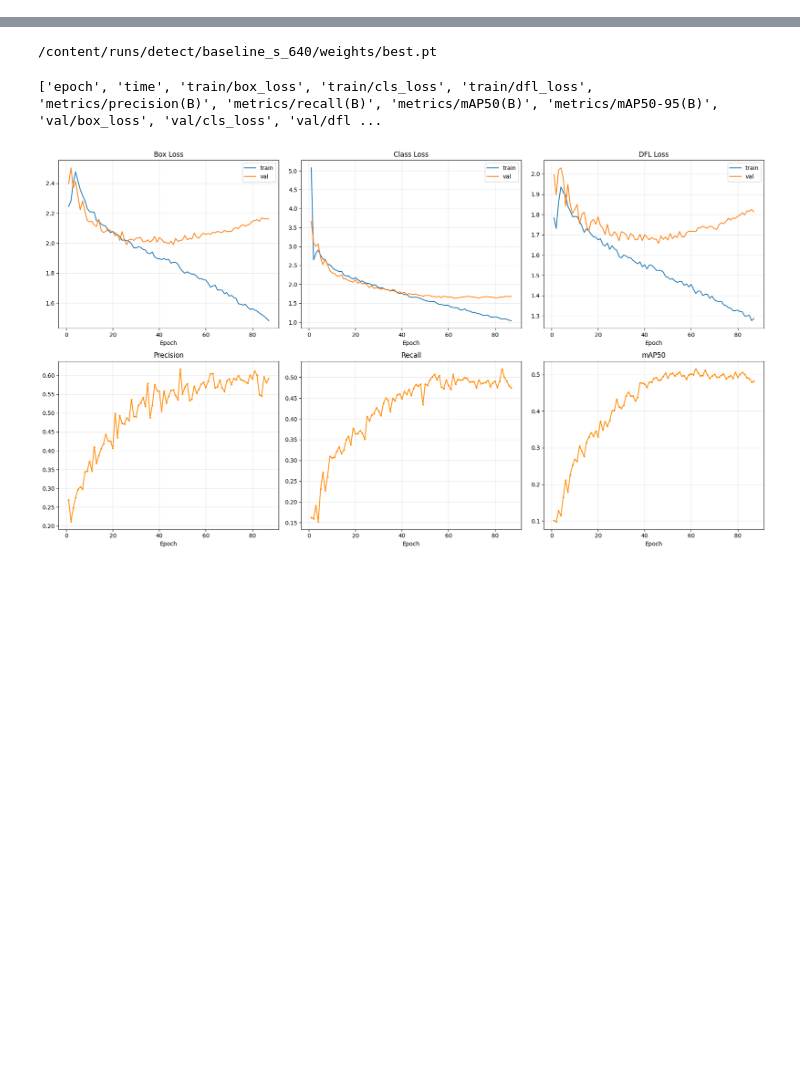
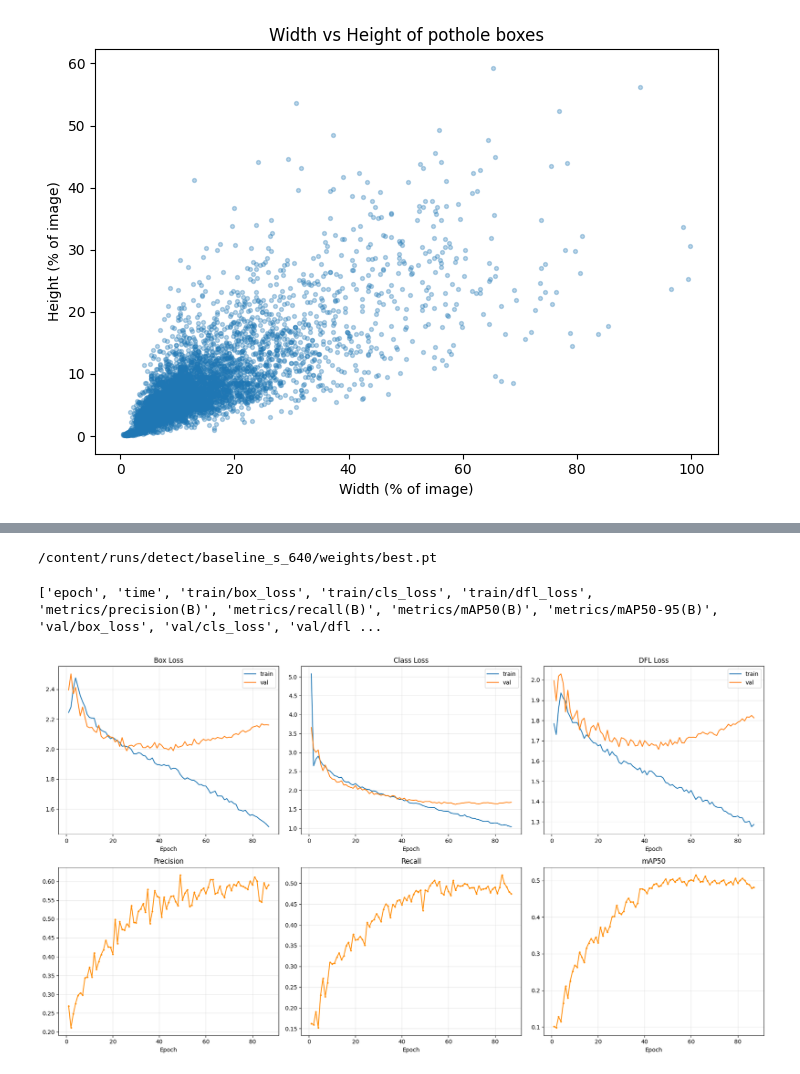
Before and after one commit to kibwale/nipe_macho, a Jupyter notebook: notebooks/testing_new_data.ipynb, the cells around one changed output, grey strips where cells are left out. Cells and saved outputs as stored; diff of their text form; code cells hidden in the pictures; blank space fills up the shorter version.

```diff
--- a/notebooks/testing_new_data.ipynb
+++ b/notebooks/testing_new_data.ipynb
@@ -834,0 +255,4 @@ Copied to Drive
+# %%
+assess.plot_width_vs_height(widths, heights)
+# %% [output]
+[figure, added]
```
Also changed, not shown: parts of 87 cells of this notebook.
